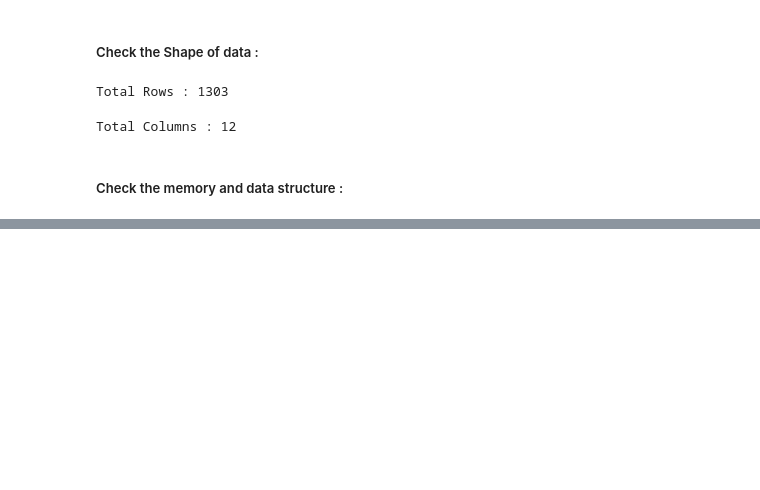
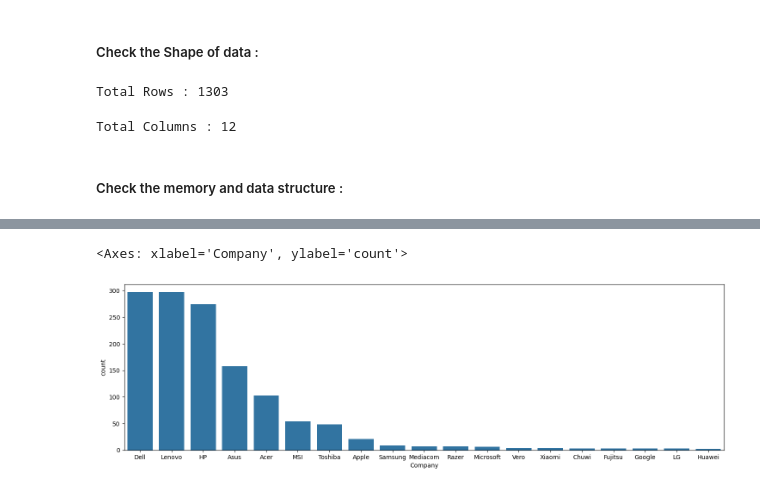
Before and after one commit to Viveksasane/Laptop_Price_Predictor, a Jupyter notebook: research/EDA.ipynb, the cells around one changed output, grey strips where cells are left out. Drawn from its saved outputs; the diff is of its cells as text; code cells hidden in the pictures; blank space fills up the shorter version.

```diff
--- a/research/EDA.ipynb
+++ b/research/EDA.ipynb
@@ -30,0 +281,6 @@ Total Columns : 12
+# %%
+plt.figure(figsize=(18,5))
+sns.barplot(categorical["Company"].value_counts())
+# %% [output]
+<Axes: xlabel='Company', ylabel='count'>
+[figure, added]
```
Also changed, not shown: parts of 171 cells of this notebook, 14 other files.
